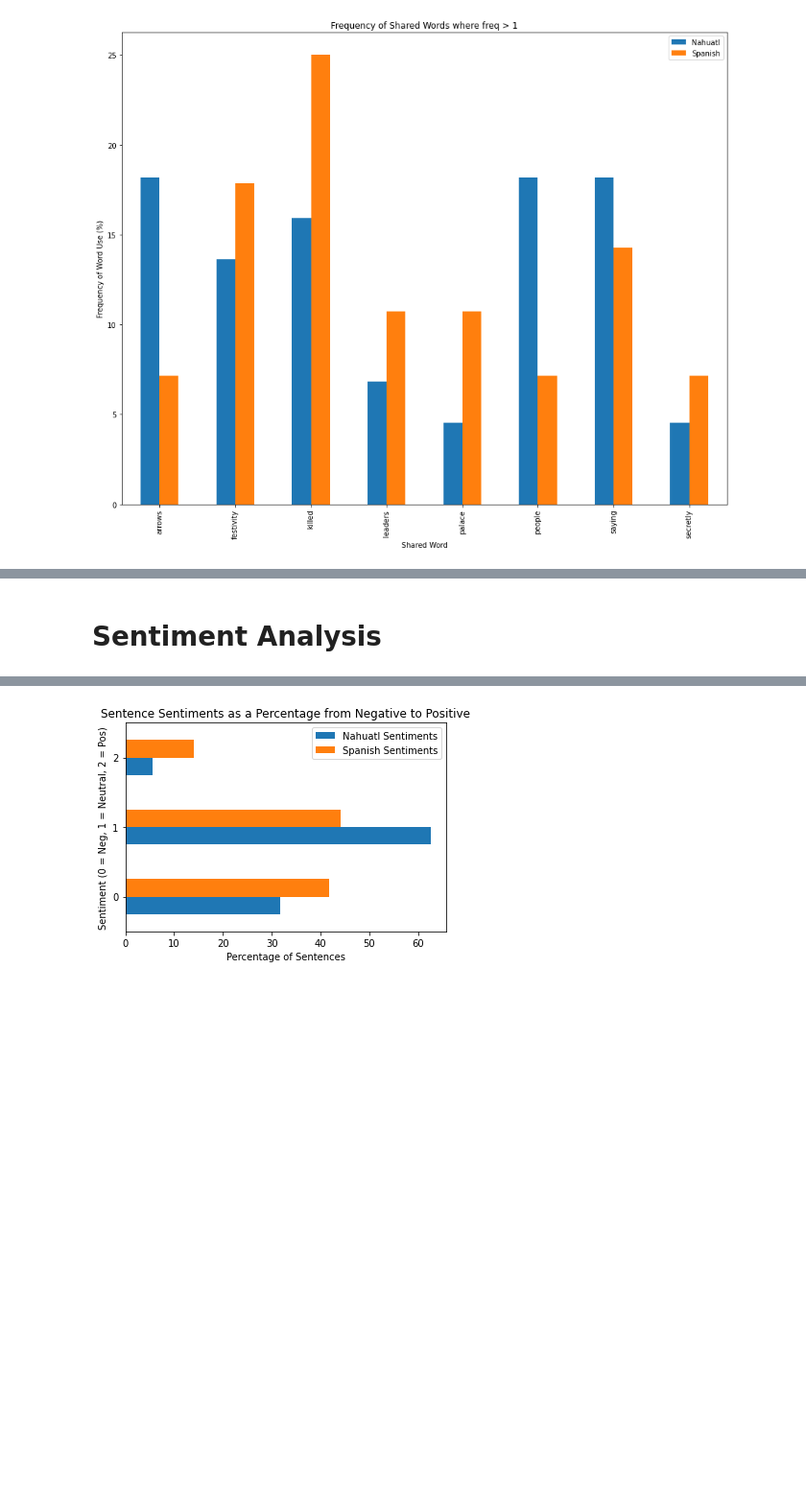
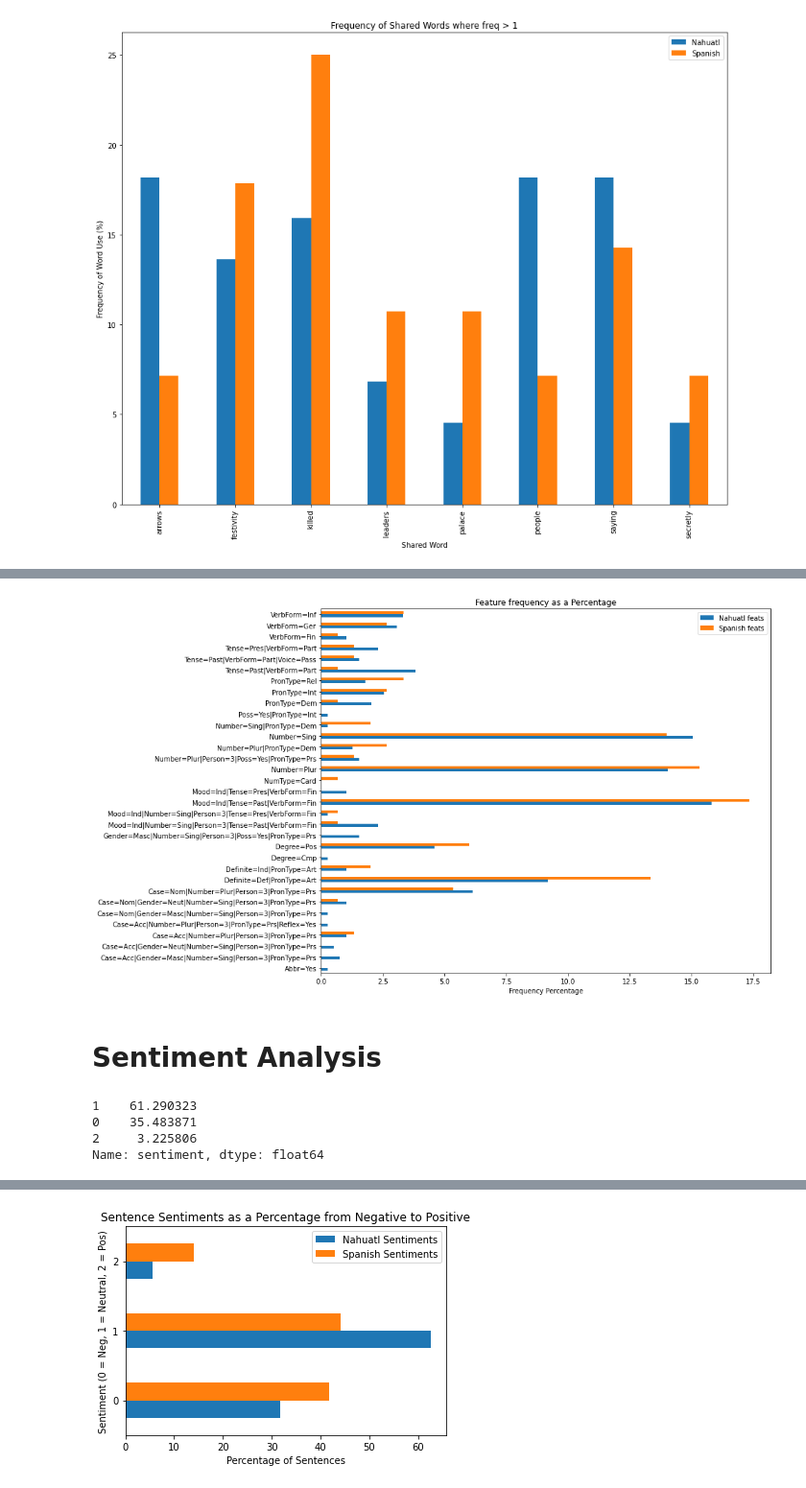
Before and after one commit to ethandmd/flodex, a Jupyter notebook: flodex.ipynb, the cells around one changed output, grey strips where cells are left out. Shown: that part at 96% size. Saved outputs shown, nothing was run; the diff lists cells and outputs as text; code cells hidden in the pictures; blank space fills up the shorter version.

```diff
--- a/flodex.ipynb
+++ b/flodex.ipynb
@@ -421,2 +462,19 @@ plt.savefig('share_words.png',transparent=True)
+# %%
+feat_dic= {'Nahuatl feats':(100 * n20df['feats'].value_counts() / n20df['feats'].value_counts().sum()),
+           'Spanish feats':(100 * s20df['feats'].value_counts() / s20df['feats'].value_counts().sum())}
+pd.DataFrame(feat_dic).plot(kind='barh',figsize=(12,10))
+plt.title('Feature frequency as a Percentage')
+plt.xlabel('Frequency Percentage')
+plt.savefig('feat_fre.png',transparent=True)
+# %% [output]
+[figure, added]
 # %% [markdown]
 # Sentiment Analysis
+# %%
+#Perc of sentiments in n20
+100 * n20_sentimentdf['sentiment'].value_counts() / n20_sentimentdf['sentiment'].value_counts().sum()
+# %% [output]
+1    61.290323
+0    35.483871
+2     3.225806
+Name: sentiment, dtype: float64
```
Also changed, not shown: parts of 11 cells of this notebook.
